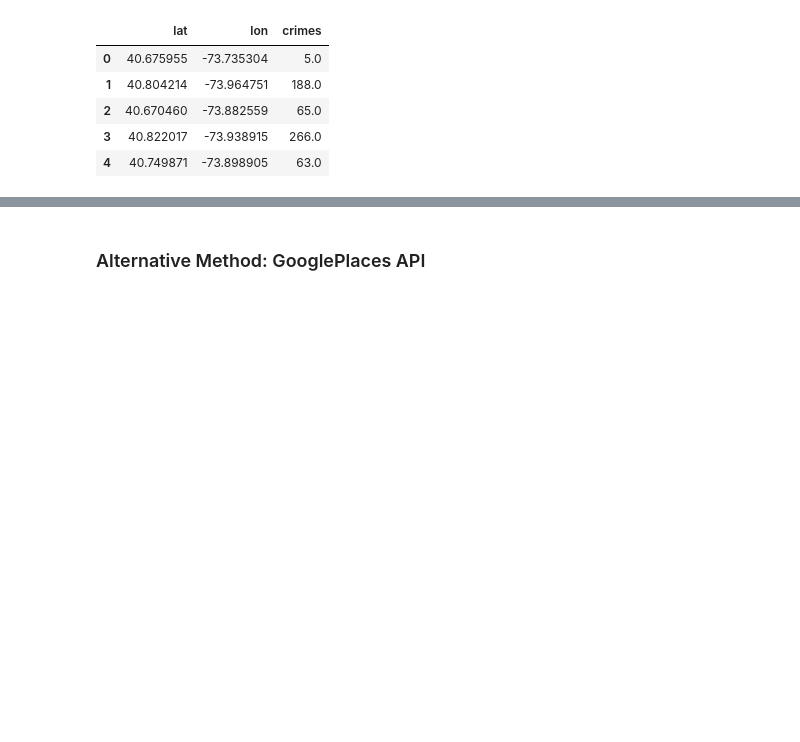
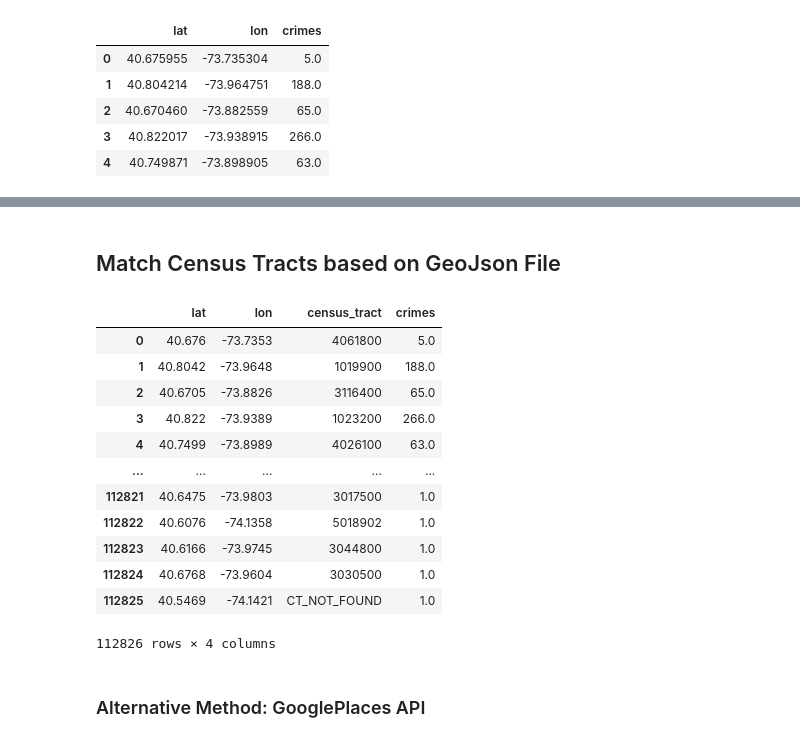
Before and after one commit to brenton72/NYC-crime-project, a Jupyter notebook: plotting_notebooks/Geocoding_notebook.ipynb, the cells around one changed output, grey strips where cells are left out. Drawn from its saved outputs; the diff is of its cells as text; code cells hidden in the pictures; blank space fills up the shorter version.

```diff
--- a/plotting_notebooks/Geocoding_notebook.ipynb
+++ b/plotting_notebooks/Geocoding_notebook.ipynb
@@ -92,3 +92,5 @@ df_merged
 # %%
 out_file_name = 'crime_latlon_zips.csv'
 df_merged.to_csv(out_file_name)
+# %% [markdown]
+## Match Census Tracts based on GeoJson File
@@ -94,0 +106,59 @@ df_merged.to_csv(out_file_name)
+# %%
+geo_lat = []
+geo_lon = []
+geo_CTs = []
+search_failures_geo = []
+failure_index_geo = []
+ct_geo = 0
+# %%
+from tqdm import tqdm
+import time
+
+#Adjust the range as needed for missing values
+for i in tqdm(np.arange(start_index,end_index)):
+    try:
+        success = 0
+        lat = crime_latlon_df['lat'][i]
+        lon = crime_latlon_df['lon'][i]
+        pt = Point(lon,lat)
+        for j in range(len(data_ct['features'])):
+            if polys_ct[j].contains(pt):
+                geo_CTs.append(data_ct['features'][j]['properties']['BoroCT2010'])
+                success = 1
+                break
+
+        if success == 0:
+            geo_CTs.append('CT_NOT_FOUND')
+        geo_lat.append(lat)
+        geo_lon.append(lon)
+
+
+    except:
+        ct_geo = ct_geo + 1
+        geo_lat.append(crime_latlon_df['lat'][i])
+        geo_lon.append(crime_latlon_df['lon'][i])
+        geo_CTs.append('SEARCH FAILURE')
+        search_failures_geo.append((crime_latlon_df['lat'][i],crime_latlon_df['lon'][i]))
+        failure_index_geo.append(i)
+        if np.mod(ct,25) == 0:
+            print('Failure ' + str(ct_geo) + ': ' + str((crime_latlon_df['lat'][i],crime_latlon_df['lon'][i])))
+# %%
+df_CTs = pd.DataFrame([geo_lat, geo_lon, geo_CTs]).T
+df_CTs = df_CTs.rename(index=str, columns={0: 'lat', 1: 'lon', 2: 'census_tract'})
+df_merged = df_CTs.merge(crime_latlon_df, on=['lat','lon'])
+
+df_merged
+# %% [output]
+|  | lat | lon | census_tract | crimes |
+| 0 | 40.676 | -73.7353 | 4061800 | 5.0 |
+| 1 | 40.8042 | -73.9648 | 1019900 | 188.0 |
+| 2 | 40.6705 | -73.8826 | 3116400 | 65.0 |
+| 3 | 40.822 | -73.9389 | 1023200 | 266.0 |
+| 4 | 40.7499 | -73.8989 | 4026100 | 63.0 |
+| ... | ... | ... | ... | ... |
+| 112821 | 40.6475 | -73.9803 | 3017500 | 1.0 |
+| 112822 | 40.6076 | -74.1358 | 5018902 | 1.0 |
+| 112823 | 40.6166 | -73.9745 | 3044800 | 1.0 |
+| 112824 | 40.6768 | -73.9604 | 3030500 | 1.0 |
+| 112825 | 40.5469 | -74.1421 | CT_NOT_FOUND | 1.0 |
+112826 rows × 4 columns
```
Also changed, not shown: parts of 5 cells of this notebook.
